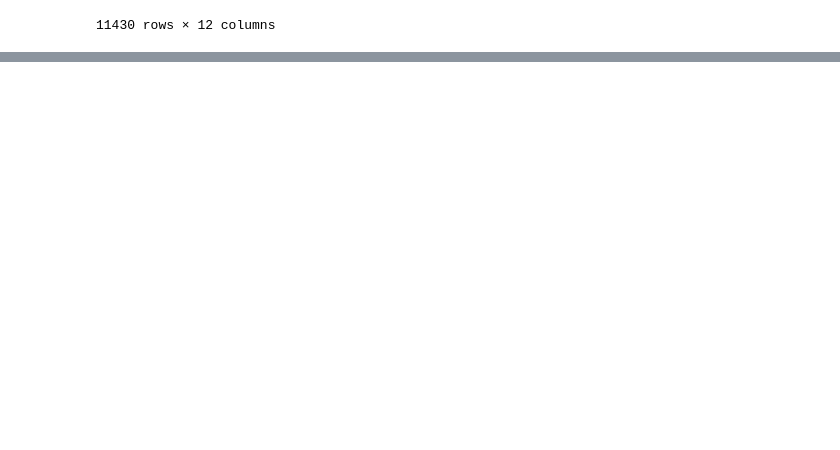
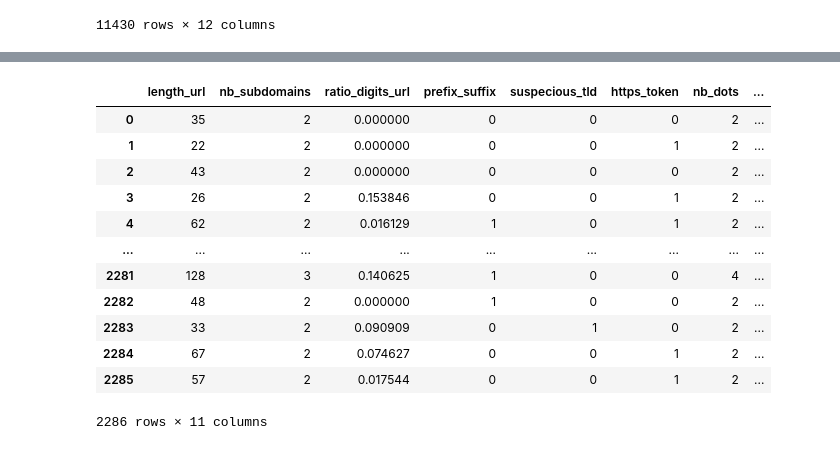
Before and after one commit to Sejan157218/phishing_link_detection, a Jupyter notebook: archive/check_data.ipynb, the cells around one changed output, grey strips where cells are left out. Cells and saved outputs as stored; diff of their text form; code cells hidden in the pictures; blank space fills up the shorter version.

```diff
--- a/archive/check_data.ipynb
+++ b/archive/check_data.ipynb
@@ -62,3 +62,6 @@ df
 | 11428 | http://www.mypublicdomainpictures... | 38 | 2 | 0.000000 | 0 | 0 | 1 | ... |
 | 11429 | http://174.139.46.123/ap/signin?o... | 477 | 3 | 0.085954 | 0 | 0 | 1 | ... |
 11430 rows × 12 columns
+# %%
+df = pd.read_csv('./test.csv')
+df.head(5)
@@ -64,0 +75,17 @@ df
+# %%
+x = df.drop('url', axis=1)
+x
+# %% [output]
+|  | length_url | nb_subdomains | ratio_digits_url | prefix_suffix | suspecious_tld | https_token | nb_dots | ... |
+| 0 | 35 | 2 | 0.000000 | 0 | 0 | 0 | 2 | ... |
+| 1 | 22 | 2 | 0.000000 | 0 | 0 | 1 | 2 | ... |
+| 2 | 43 | 2 | 0.000000 | 0 | 0 | 0 | 2 | ... |
+| 3 | 26 | 2 | 0.153846 | 0 | 0 | 1 | 2 | ... |
+| 4 | 62 | 2 | 0.016129 | 1 | 0 | 1 | 2 | ... |
+| ... | ... | ... | ... | ... | ... | ... | ... | ... |
+| 2281 | 128 | 3 | 0.140625 | 1 | 0 | 0 | 4 | ... |
+| 2282 | 48 | 2 | 0.000000 | 1 | 0 | 0 | 2 | ... |
+| 2283 | 33 | 2 | 0.090909 | 0 | 1 | 0 | 2 | ... |
+| 2284 | 67 | 2 | 0.074627 | 0 | 0 | 1 | 2 | ... |
+| 2285 | 57 | 2 | 0.017544 | 0 | 0 | 1 | 2 | ... |
+2286 rows × 11 columns
```
Also changed, not shown: parts of 1 cell of this notebook, 10 other files.
